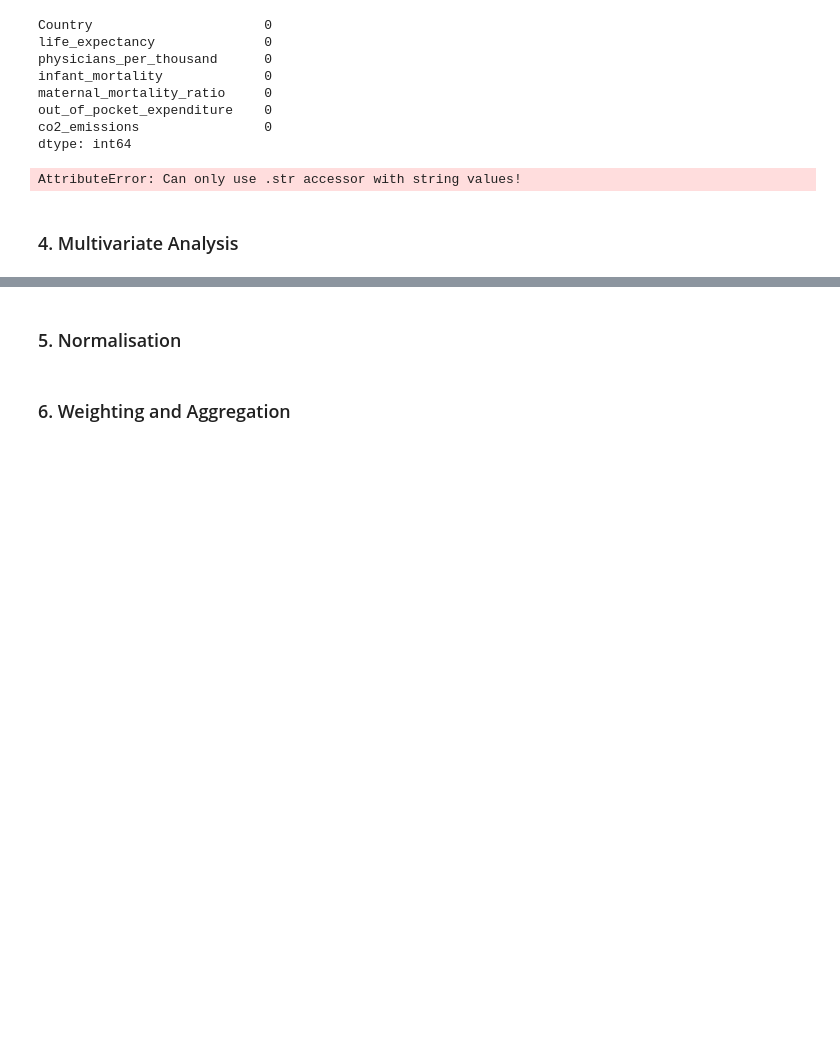
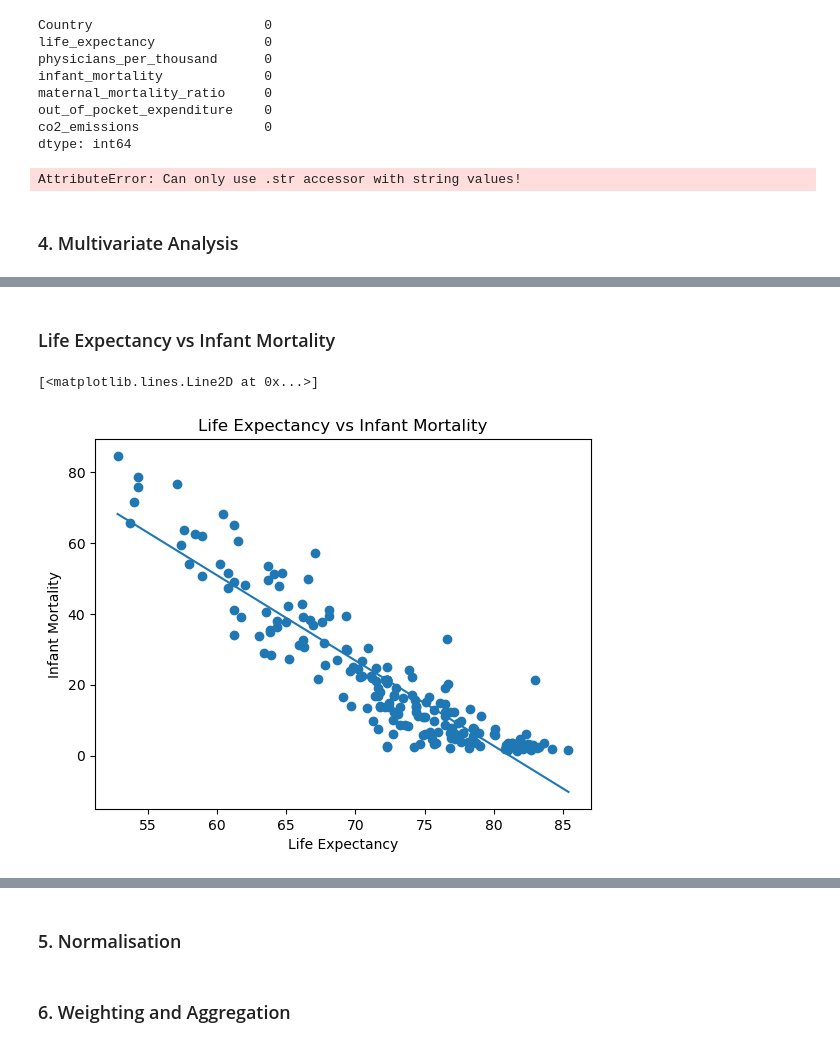
Before and after one commit to Matthew-Riddell/DAV_CA1, a Jupyter notebook: MATTHEW_RIDDELL_DAV_CA.ipynb, the cells around one changed output, grey strips where cells are left out. Cells and saved outputs as stored; diff of their text form; code cells hidden in the pictures; blank space fills up the shorter version.

```diff
--- a/MATTHEW_RIDDELL_DAV_CA.ipynb
+++ b/MATTHEW_RIDDELL_DAV_CA.ipynb
@@ -130,0 +158,12 @@ AttributeError: Can only use .str accessor with string values!
+# %% [markdown]
+### Life Expectancy vs Infant Mortality
+# %%
+from matplotlib import pyplot as plt
+plt.title("Life Expectancy vs Infant Mortality")
+plt.xlabel("Life Expectancy")
+plt.ylabel("Infant Mortality")
+plt.scatter(life_expectancy, infant_mortality)
+plt.plot(np.unique(life_expectancy), np.poly1d(np.polyfit(life_expectancy, infant_mortality, 1))(np.unique(life_expectancy)))
+# %% [output]
+[<matplotlib.lines.Line2D at 0x...>]
+[figure, added]
```
Also changed, not shown: parts of 10 cells of this notebook, 1 other file.
